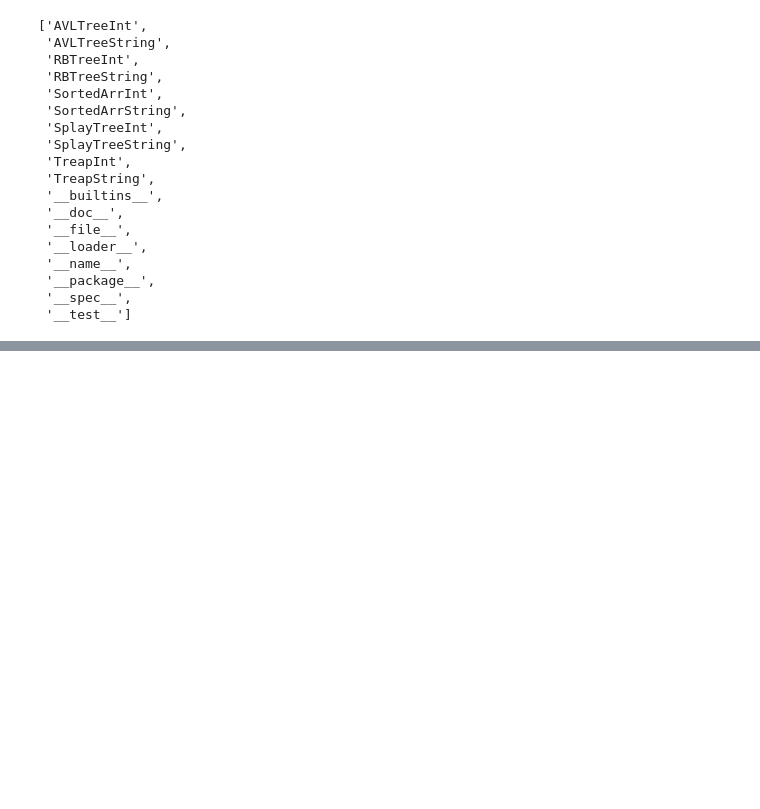
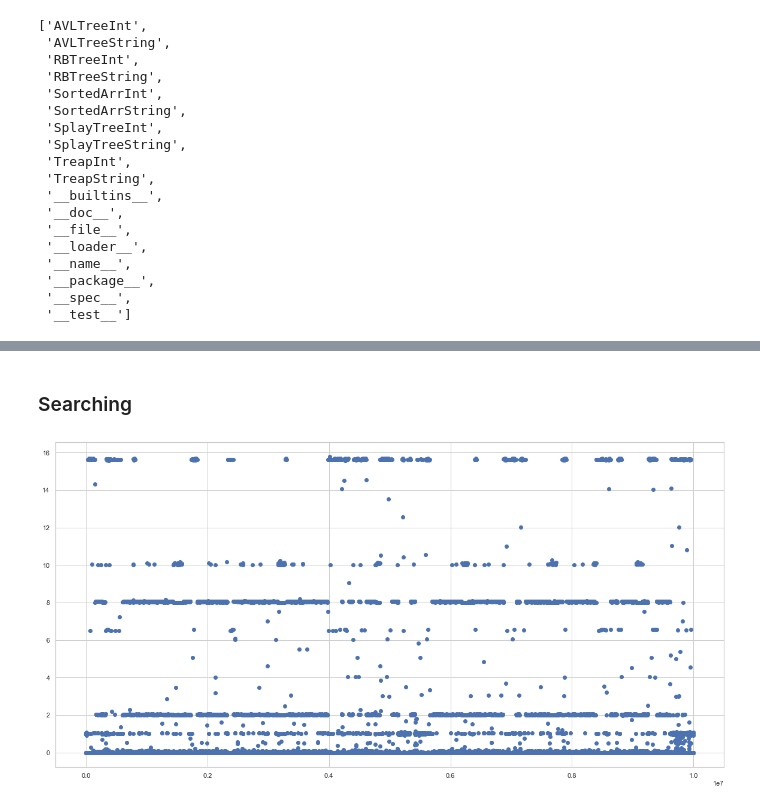
Before and after one commit to ivanvikhrev/search-trees-comparison, a Jupyter notebook: report.ipynb, the cells around one changed output, grey strips where cells are left out. Cells and saved outputs as stored; diff of their text form; code cells hidden in the pictures; blank space fills up the shorter version.

```diff
--- a/report.ipynb
+++ b/report.ipynb
@@ -117,0 +109,7 @@ plt.scatter(num, sortarr_time)
+# %% [markdown]
+### Searching
+# %%
+plt.scatter(num, search_time)
+pass
+# %% [output]
+[figure, added]
```
Also changed, not shown: parts of 72 cells of this notebook, 7 other files.
